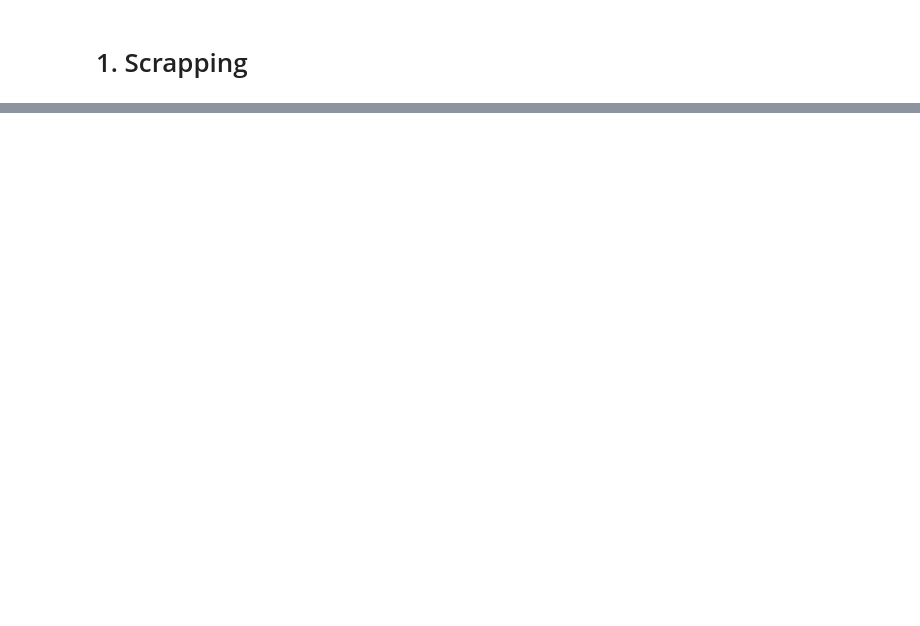
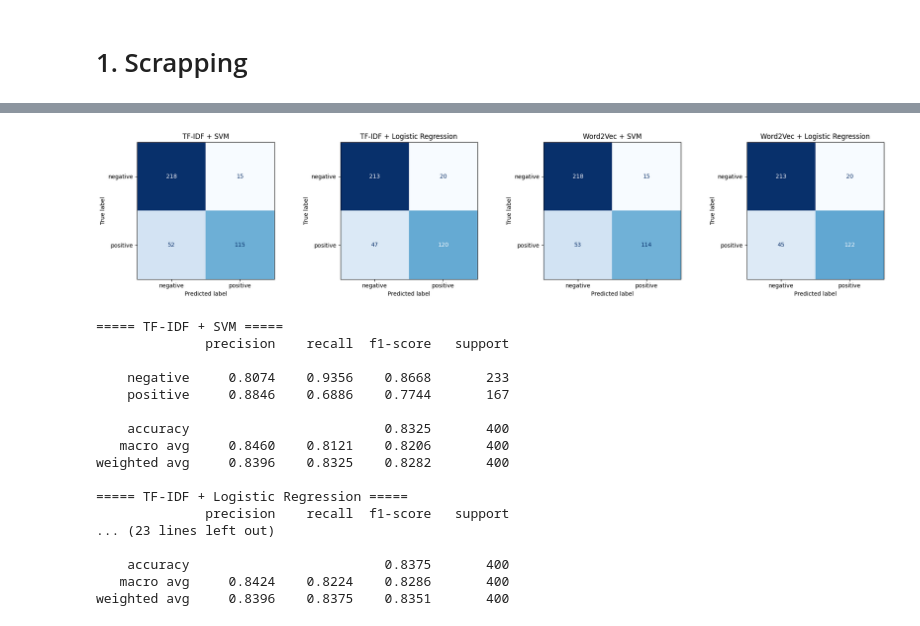
Before and after one commit to K4van/UTS-Text-Mining, a Jupyter notebook: UTS.ipynb, the cells around one changed output, grey strips where cells are left out. Drawn from its saved outputs; the diff is of its cells as text; code cells hidden in the pictures; blank space fills up the shorter version.

```diff
--- a/UTS.ipynb
+++ b/UTS.ipynb
@@ -77,0 +698,11 @@ print(df)
+# %%
+from sklearn.feature_extraction.text import TfidfVectorizer
+tfidf = TfidfVectorizer(ngram_range=(1, 2), min_df=2)
+X_train_tfidf = tfidf.fit_transform(train["clean_text"])
+X_test_tfidf = tfidf.transform(test["clean_text"])
+print("TF-IDF shape:", X_train_tfidf.shape)
+
+row = X_train_tfidf[0].toarray()[0]
+vocab = tfidf.get_feature_names_out()
+print("Review:", train.iloc[0]["clean_text"])
+display(pd.Series(row, index=vocab).sort_values(ascending=False).head(8).round(3))
@@ -77,0 +723,19 @@ print(df)
+# %%
+from gensim.models import Word2Vec
+W2V_SIZE = 100
+w2v = Word2Vec(sentences=train["tokens"].tolist(), vector_size=W2V_SIZE, window=5,
+               min_count=2, sg=1, epochs=30, seed=RANDOM_STATE, workers=1)
+print("Word2Vec vocabulary:", len(w2v.wv))
+
+for word in ["bagus", "good", "subtitle", "login"]:
+    if word in w2v.wv:
+        print(f"{word:10s} ->", [w for w, _ in w2v.wv.most_similar(word, topn=6)])
+
+def review_vector(tokens):
+    vectors = [w2v.wv[w] for w in tokens if w in w2v.wv]
+    return np.mean(vectors, axis=0) if vectors else np.zeros(W2V_SIZE)
+
+train["w2v"] = train["tokens"].apply(review_vector)
+test["w2v"] = test["tokens"].apply(review_vector)
+X_train_w2v, X_test_w2v = np.vstack(train["w2v"]), np.vstack(test["w2v"])
+print("Word2Vec shape:", X_train_w2v.shape)
@@ -77,0 +833,32 @@ print(df)
+# %%
+fig, axes = plt.subplots(1, 4, figsize=(20, 4.3))
+labels = sorted(y_test.unique())
+for ax, ((_, rep, name), pred) in zip(axes, preds_original.items()):
+    ConfusionMatrixDisplay(confusion_matrix(y_test, pred, labels=labels), display_labels=labels).plot(
+        ax=ax, cmap="Blues", colorbar=False)
+    ax.set_title(f"{rep} + {name}")
+plt.tight_layout()
+plt.show()
+
+for (_, rep, name), pred in preds_original.items():
+    print(f"===== {rep} + {name} =====")
+    print(classification_report(y_test, pred, digits=4))
+# %% [output]
+[figure, added]
+===== TF-IDF + SVM =====
+              precision    recall  f1-score   support
+
+    negative     0.8074    0.9356    0.8668       233
+    positive     0.8846    0.6886    0.7744       167
+
+    accuracy                         0.8325       400
+   macro avg     0.8460    0.8121    0.8206       400
+weighted avg     0.8396    0.8325    0.8282       400
+
+===== TF-IDF + Logistic Regression =====
+              precision    recall  f1-score   support
+... (23 lines left out)
+
+    accuracy                         0.8375       400
+   macro avg     0.8424    0.8224    0.8286       400
+weighted avg     0.8396    0.8375    0.8351       400
```
Also changed, not shown: parts of 71 cells of this notebook, 2 other files.
